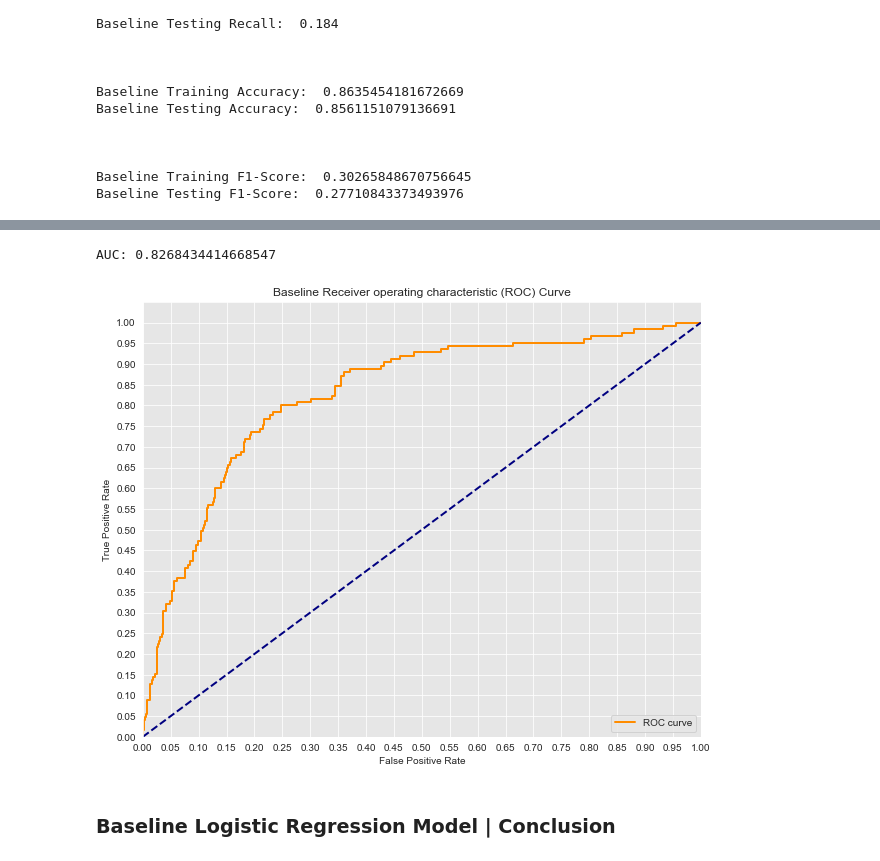
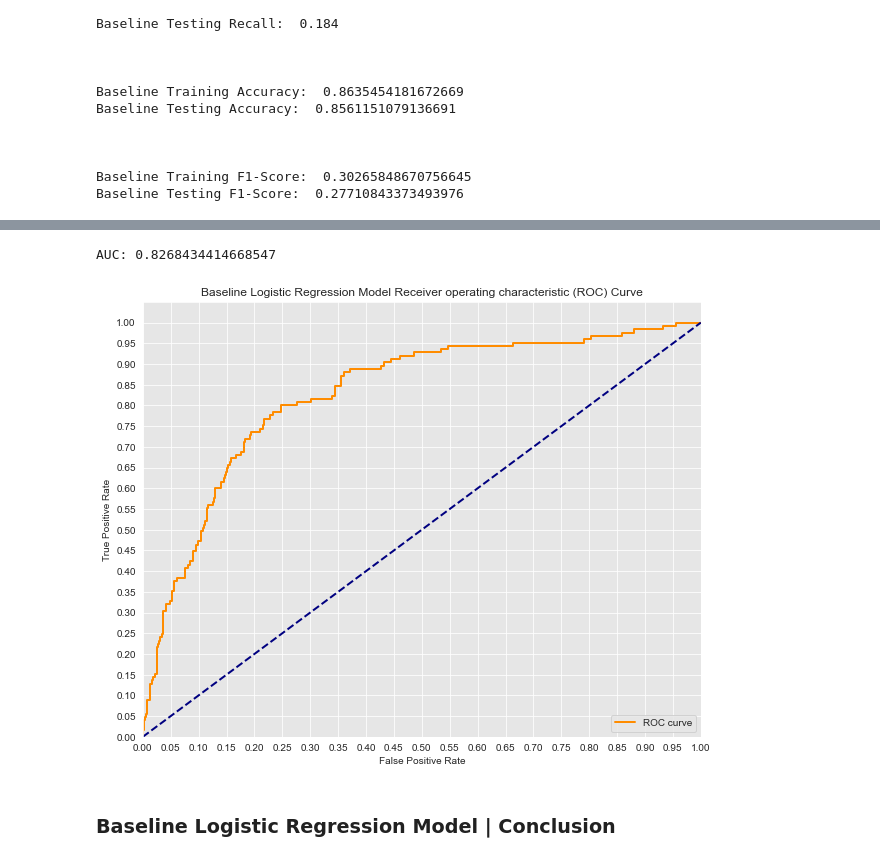
Before and after one commit to keithotuomagie/telcom_analysis, a Jupyter notebook: notebook.ipynb, the cells around one changed output, grey strips where cells are left out. Cells and saved outputs as stored; diff of their text form; code cells hidden in the pictures.

```diff
--- a/notebook.ipynb
+++ b/notebook.ipynb
@@ -533,31 +533,31 @@ Baseline Confusion Matrix:
 # %%
-# Creating an ROC curve
+# Creating an ROC curve for the Baseline Logistic Regression Mode
 
 y_score_baseline = logreg_baseline.fit(X_train_scaled, y_train).decision_function(X_test_scaled)
 
 fpr_baseline, tpr_baseline, thresholds_baseline = roc_curve(y_test, y_score_baseline)
 
 # Seaborn's beautiful styling
 sns.set_style('darkgrid', {'axes.facecolor': '0.9'})
 
 print('AUC: {}'.format(auc(fpr_baseline, tpr_baseline)))
 plt.figure(figsize=(10, 8))
 lw = 2
 plt.plot(fpr_baseline, tpr_baseline, color='darkorange',
          lw=lw, label='ROC curve')
 plt.plot([0, 1], [0, 1], color='navy', lw=lw, linestyle='--')
 plt.xlim([0.0, 1.0])
 plt.ylim([0.0, 1.05])
 plt.yticks([i/20.0 for i in range(21)])
 plt.xticks([i/20.0 for i in range(21)])
 plt.xlabel('False Positive Rate')
 plt.ylabel('True Positive Rate')
-plt.title('Baseline Receiver operating characteristic (ROC) Curve')
+plt.title('Baseline Logistic Regression Model Receiver operating characteristic (ROC) Curve')
 plt.legend(loc='lower right')
 plt.show()
 # %% [output]
 AUC: 0.8268434414668547
-[figure, old version]
+[figure, new version]
 # %% [markdown]
 ### Baseline Logistic Regression Model | Conclusion
 # %% [markdown]
```
Also changed, not shown: parts of 46 cells of this notebook.
